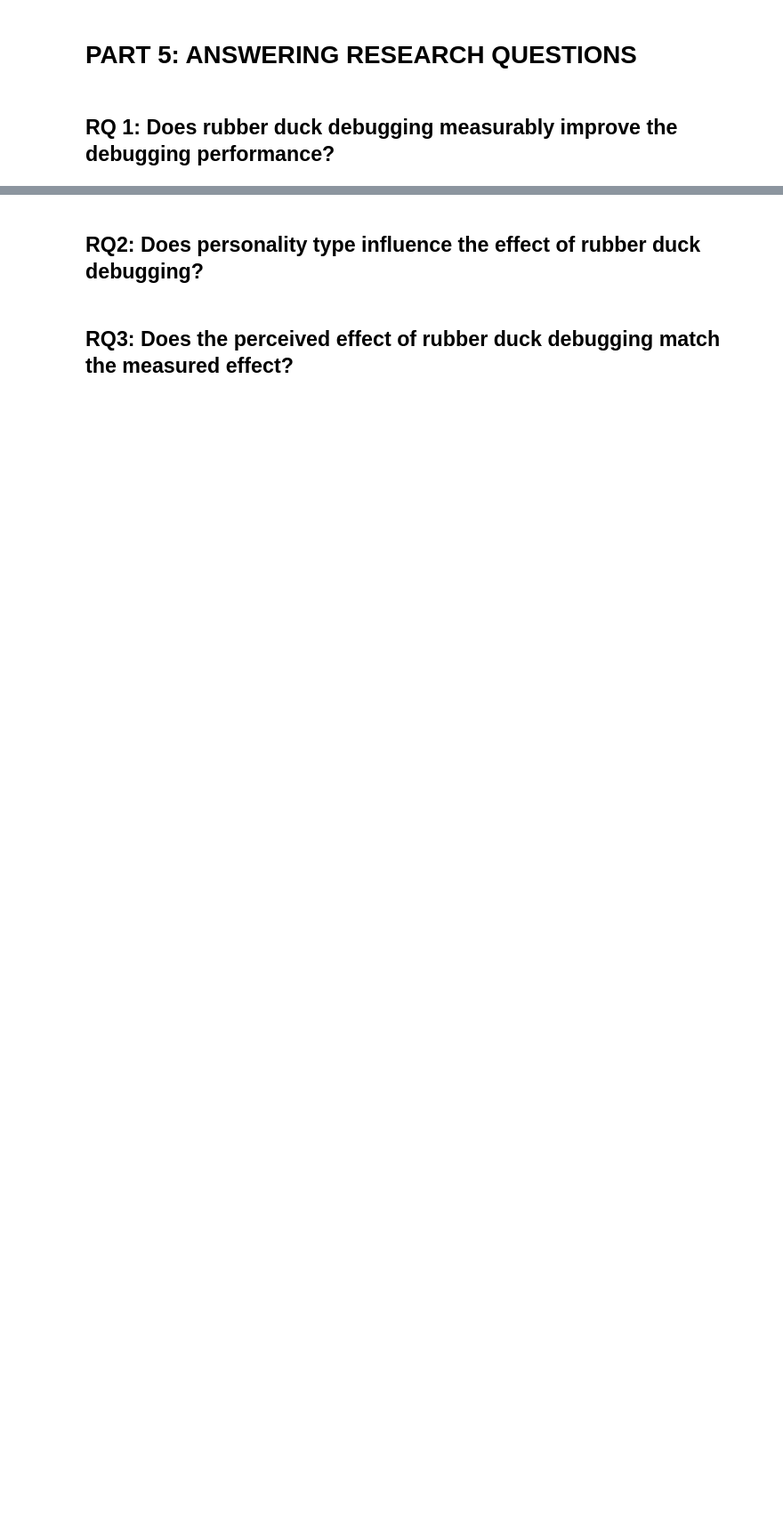
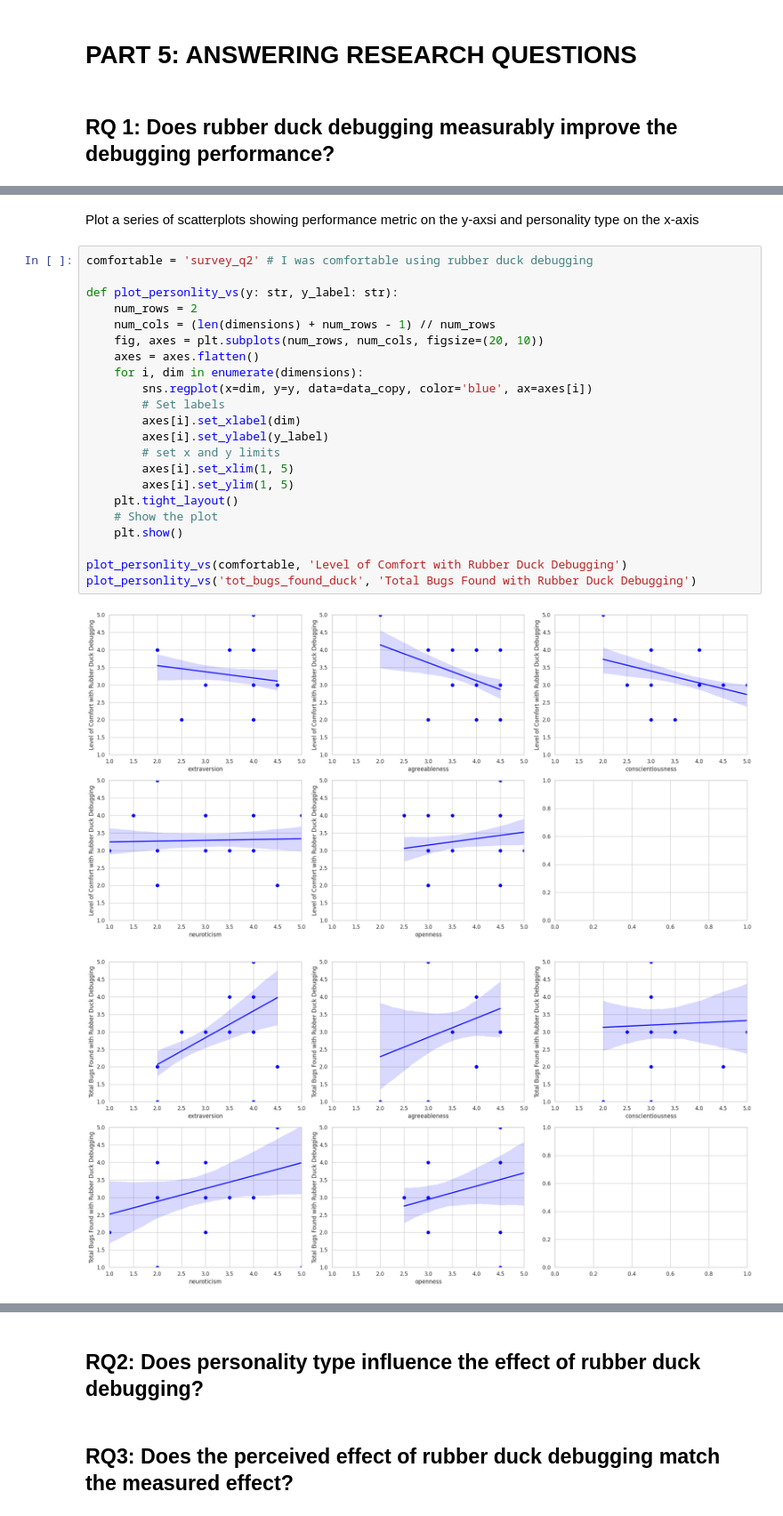
Before and after one commit to vera-bernhard/duck-exp, a Jupyter notebook: analysis/analysis.ipynb, the cells around one changed output, grey strips where cells are left out. Shown at 89% size. Cells and saved outputs as stored; diff of their text form; blank space fills up the shorter version.

```diff
--- a/analysis/analysis.ipynb
+++ b/analysis/analysis.ipynb
@@ -896,0 +945,27 @@ strong multicollinearity problems or that the design matrix is singular.
+# %% [markdown]
+Plot a series of scatterplots showing performance metric on the y-axsi and personality type on the x-axis
+# %%
+comfortable = 'survey_q2' # I was comfortable using rubber duck debugging
+
+def plot_personlity_vs(y: str, y_label: str):
+    num_rows = 2
+    num_cols = (len(dimensions) + num_rows - 1) // num_rows
+    fig, axes = plt.subplots(num_rows, num_cols, figsize=(20, 10))
+    axes = axes.flatten()
+    for i, dim in enumerate(dimensions):
+        sns.regplot(x=dim, y=y, data=data_copy, color='blue', ax=axes[i])
+        # Set labels
+        axes[i].set_xlabel(dim)
+        axes[i].set_ylabel(y_label)
+        # set x and y limits
+        axes[i].set_xlim(1, 5)
+        axes[i].set_ylim(1, 5)
+    plt.tight_layout()
+    # Show the plot
+    plt.show()
+
+plot_personlity_vs(comfortable, 'Level of Comfort with Rubber Duck Debugging')
+plot_personlity_vs('tot_bugs_found_duck', 'Total Bugs Found with Rubber Duck Debugging')
+# %% [output]
+[figure, added]
+[figure, added]
```
Also changed, not shown: parts of 16 cells of this notebook.
